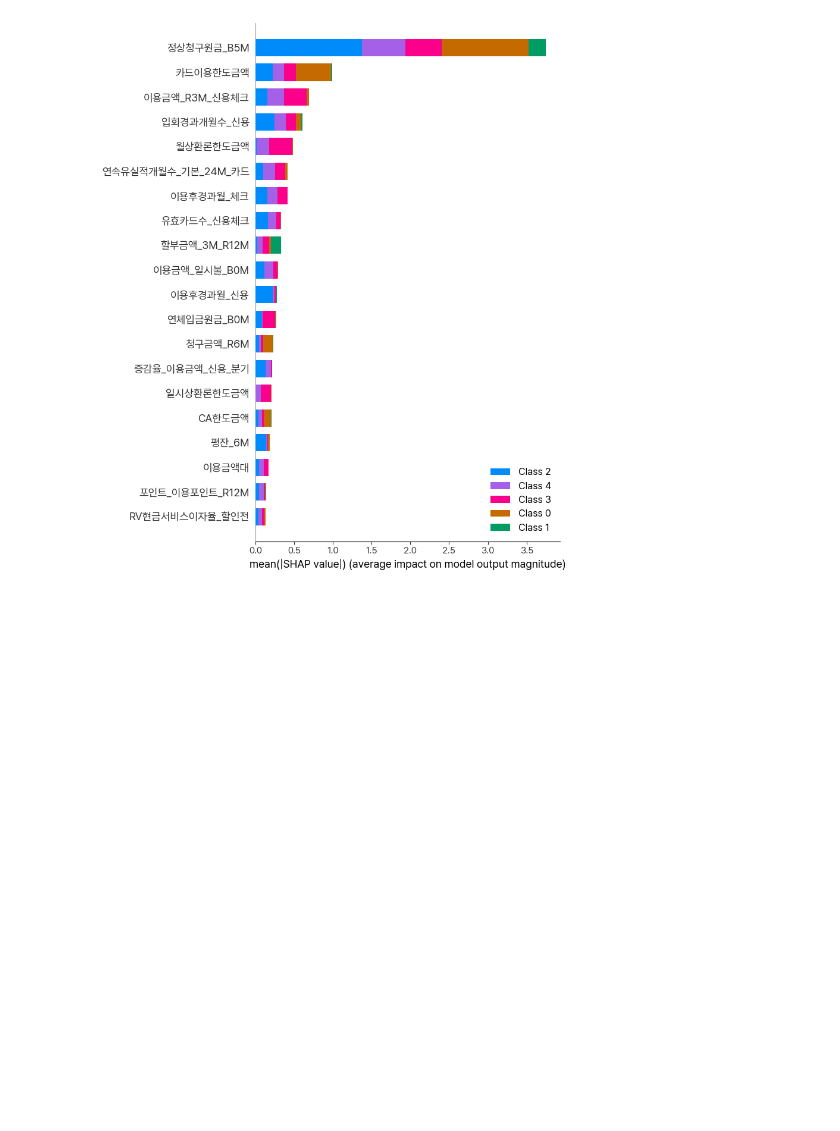
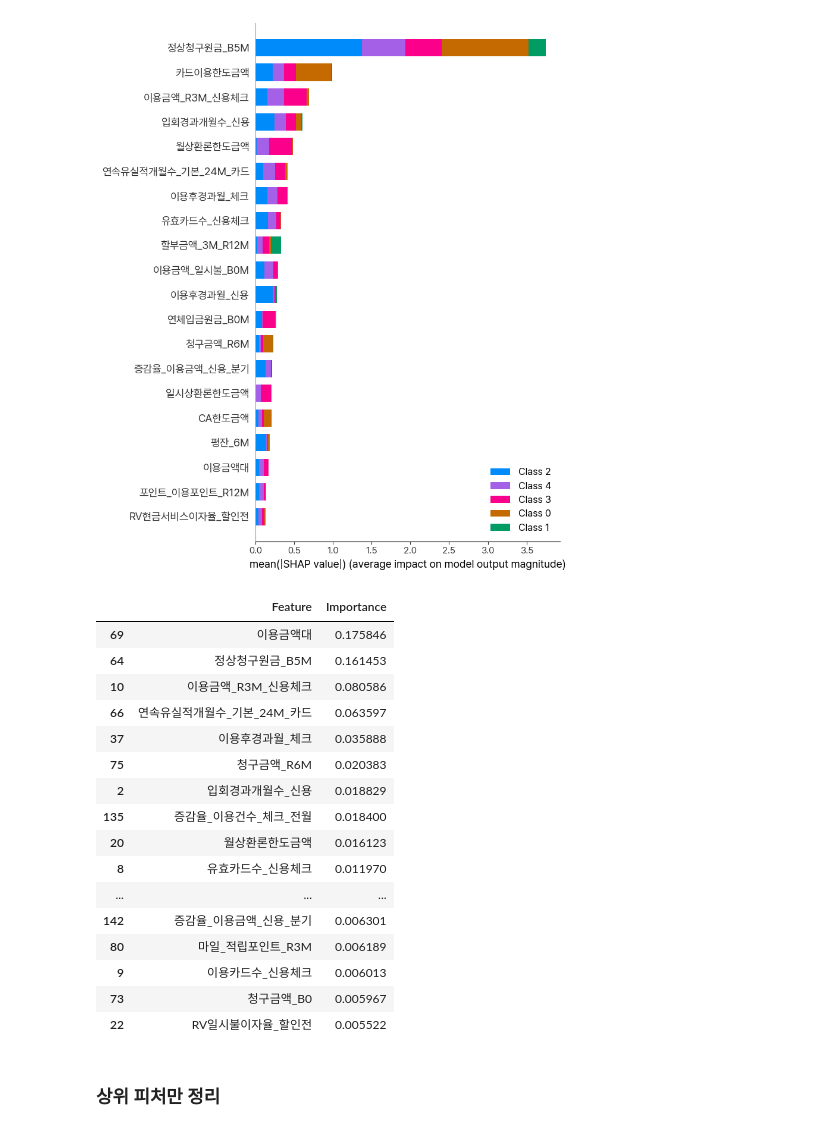
Before and after one commit to yujin01-s/Final_project, a Jupyter notebook: 03_modeling/모델링2차_선별피처_전체/02_2차전체선별피처_모델링_XGBoost.ipynb, the cells around one changed output. Drawn from its saved outputs; the diff is of its cells as text; code cells hidden in the pictures; blank space fills up the shorter version.

```diff
--- a/03_modeling/모델링2차_선별피처_전체/02_2차전체선별피처_모델링_XGBoost.ipynb
+++ b/03_modeling/모델링2차_선별피처_전체/02_2차전체선별피처_모델링_XGBoost.ipynb
@@ -391,3 +392,32 @@ shap_values = explainer.shap_values(X_val)
 shap.summary_plot(shap_values, X_val, plot_type="bar")
 # %% [output]
 [figure]
+# %%
+import pandas as pd
+
+importance_df = pd.DataFrame({
+    "Feature": X.columns,
+    "Importance": xgb_model.feature_importances_
+}).sort_values(by="Importance", ascending=False)
+
+display(importance_df.head(30))
+# %% [output]
+|  | Feature | Importance |
+| 69 | 이용금액대 | 0.175846 |
+| 64 | 정상청구원금_B5M | 0.161453 |
+| 10 | 이용금액_R3M_신용체크 | 0.080586 |
+| 66 | 연속유실적개월수_기본_24M_카드 | 0.063597 |
+| 37 | 이용후경과월_체크 | 0.035888 |
+| 75 | 청구금액_R6M | 0.020383 |
+| 2 | 입회경과개월수_신용 | 0.018829 |
+| 135 | 증감율_이용건수_체크_전월 | 0.018400 |
+| 20 | 월상환론한도금액 | 0.016123 |
+| 8 | 유효카드수_신용체크 | 0.011970 |
+| ... | ... | ... |
+| 142 | 증감율_이용금액_신용_분기 | 0.006301 |
+| 80 | 마일_적립포인트_R3M | 0.006189 |
+| 9 | 이용카드수_신용체크 | 0.006013 |
+| 73 | 청구금액_B0 | 0.005967 |
+| 22 | RV일시불이자율_할인전 | 0.005522 |
+# %% [markdown]
+### 상위 피처만 정리
```
Also changed, not shown: parts of 16 cells of this notebook, 8 other files.
